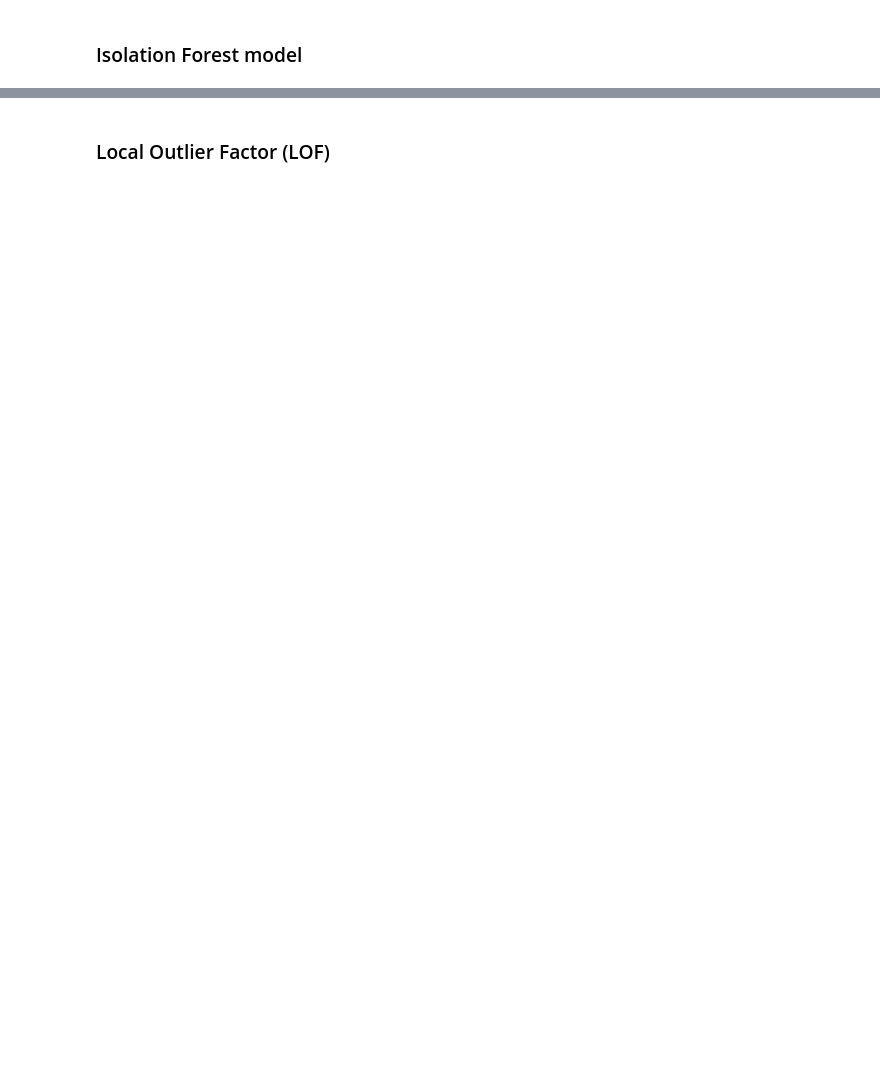
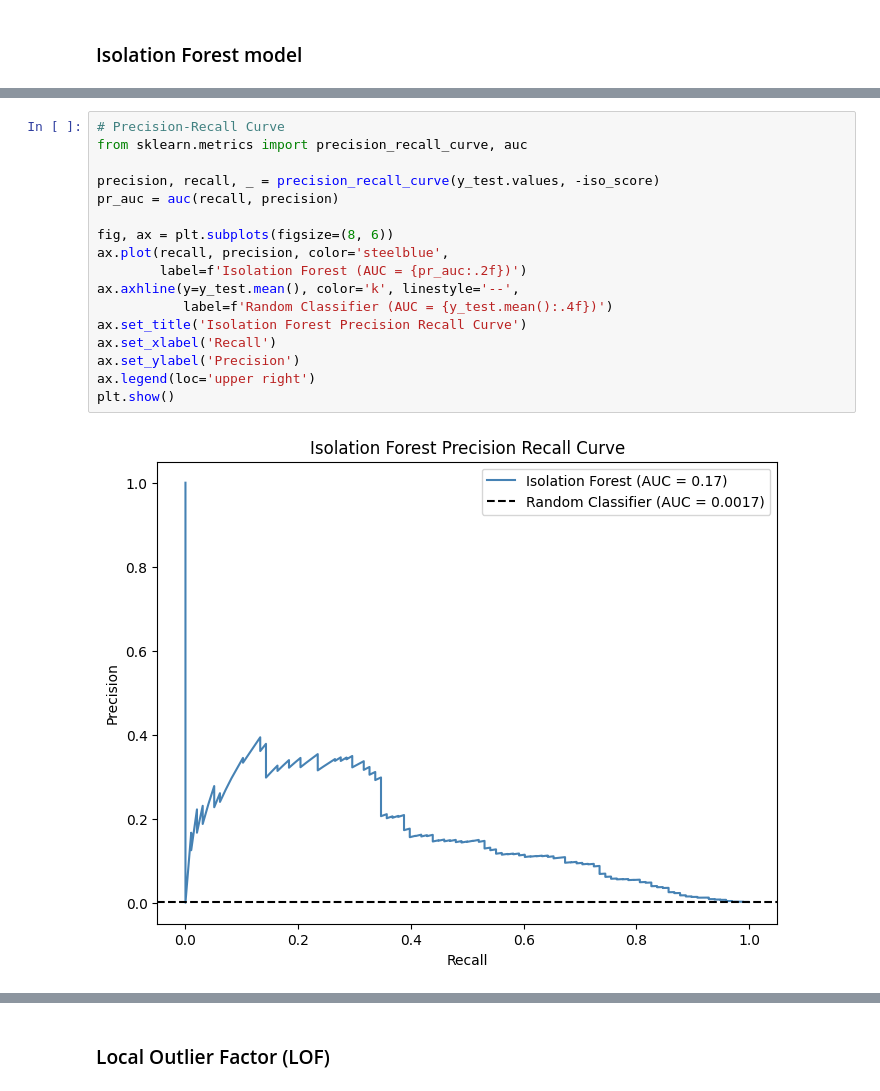
Before and after one commit to NTMal/Projects, a Jupyter notebook: CC_Fraud/notebooks/Anomaly_Detection_CCFraud.ipynb, the cells around one changed output, grey strips where cells are left out. Saved outputs shown, nothing was run; the diff lists cells and outputs as text; blank space fills up the shorter version.

```diff
--- a/CC_Fraud/notebooks/Anomaly_Detection_CCFraud.ipynb
+++ b/CC_Fraud/notebooks/Anomaly_Detection_CCFraud.ipynb
@@ -262,0 +346,19 @@ Fraud in test set: 98
+# %%
+# Precision-Recall Curve
+from sklearn.metrics import precision_recall_curve, auc
+
+precision, recall, _ = precision_recall_curve(y_test.values, -iso_score)
+pr_auc = auc(recall, precision)
+
+fig, ax = plt.subplots(figsize=(8, 6))
+ax.plot(recall, precision, color='steelblue',
+        label=f'Isolation Forest (AUC = {pr_auc:.2f})')
+ax.axhline(y=y_test.mean(), color='k', linestyle='--',
+           label=f'Random Classifier (AUC = {y_test.mean():.4f})')
+ax.set_title('Isolation Forest Precision Recall Curve')
+ax.set_xlabel('Recall')
+ax.set_ylabel('Precision')
+ax.legend(loc='upper right')
+plt.show()
+# %% [output]
+[figure, added]
```
Also changed, not shown: parts of 9 cells of this notebook.
